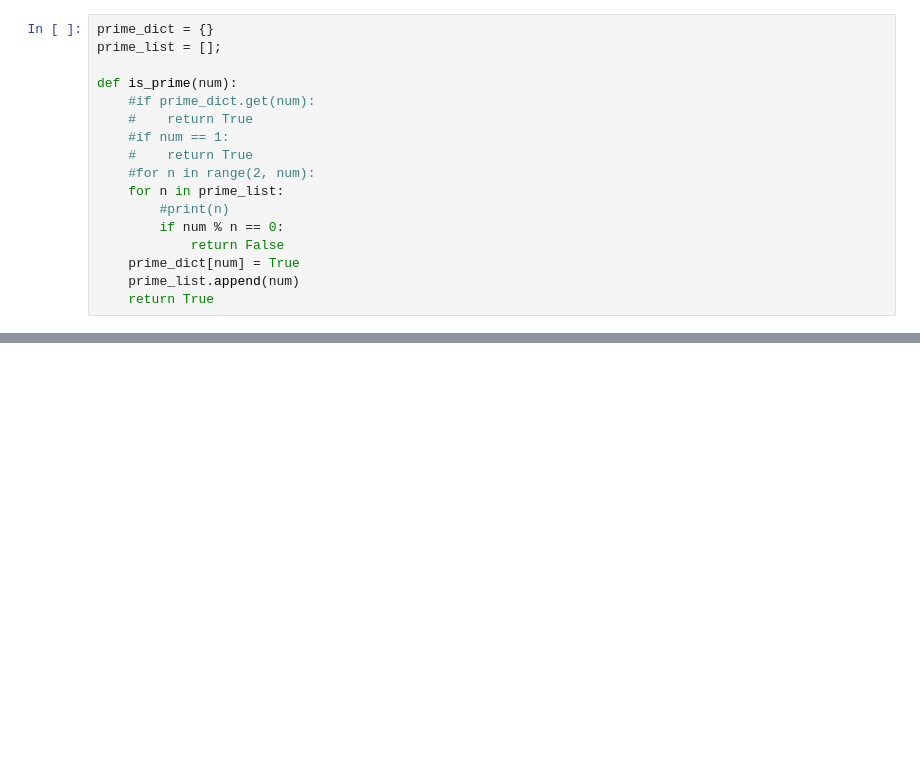
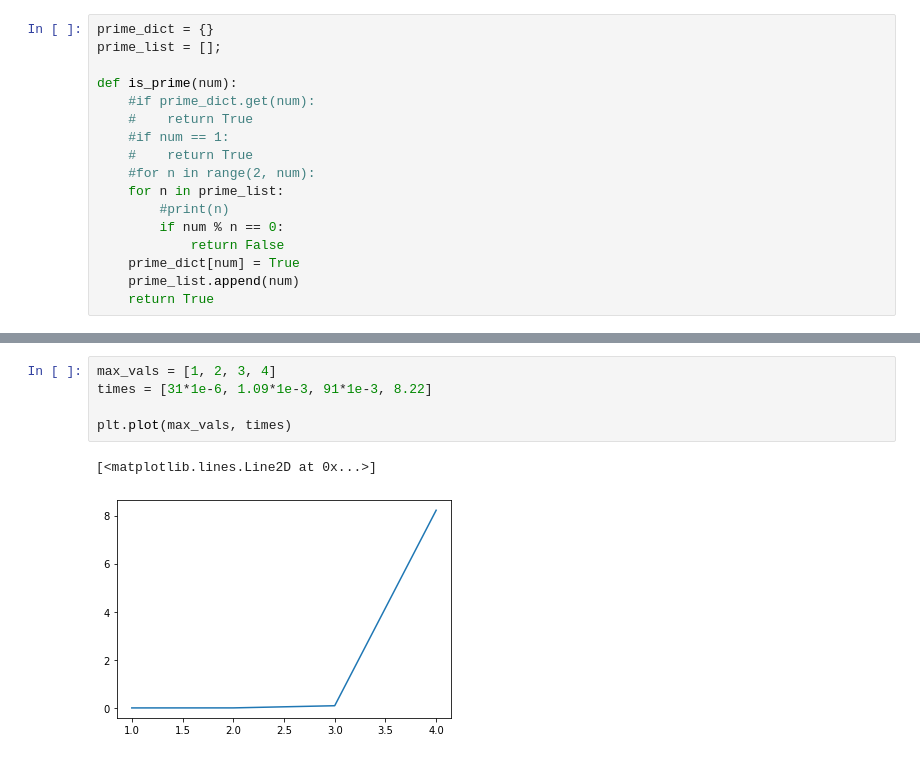
Before and after one commit to tayutaedomo/kikagaku-udemy-algorithm1, a Jupyter notebook: section_3.ipynb, the cells around one changed output, grey strips where cells are left out. Drawn from its saved outputs; the diff is of its cells as text; blank space fills up the shorter version.

```diff
--- a/section_3.ipynb
+++ b/section_3.ipynb
@@ -33,0 +61,8 @@ Wall time: 60.9 ms
+# %%
+max_vals = [1, 2, 3, 4]
+times = [31*1e-6, 1.09*1e-3, 91*1e-3, 8.22]
+
+plt.plot(max_vals, times)
+# %% [output]
+[<matplotlib.lines.Line2D at 0x...>]
+[figure, added]
```
Also changed, not shown: parts of 7 cells of this notebook.
